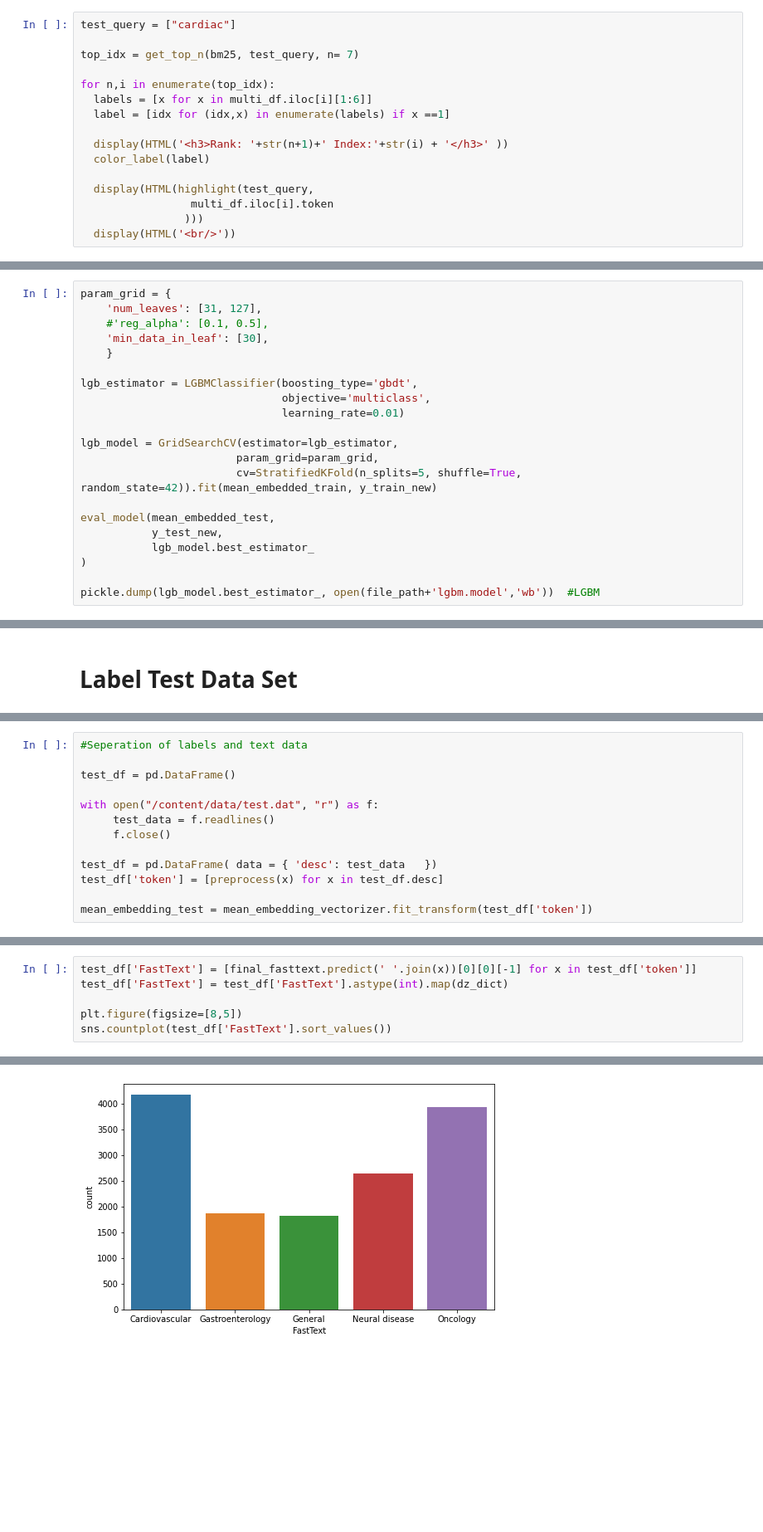
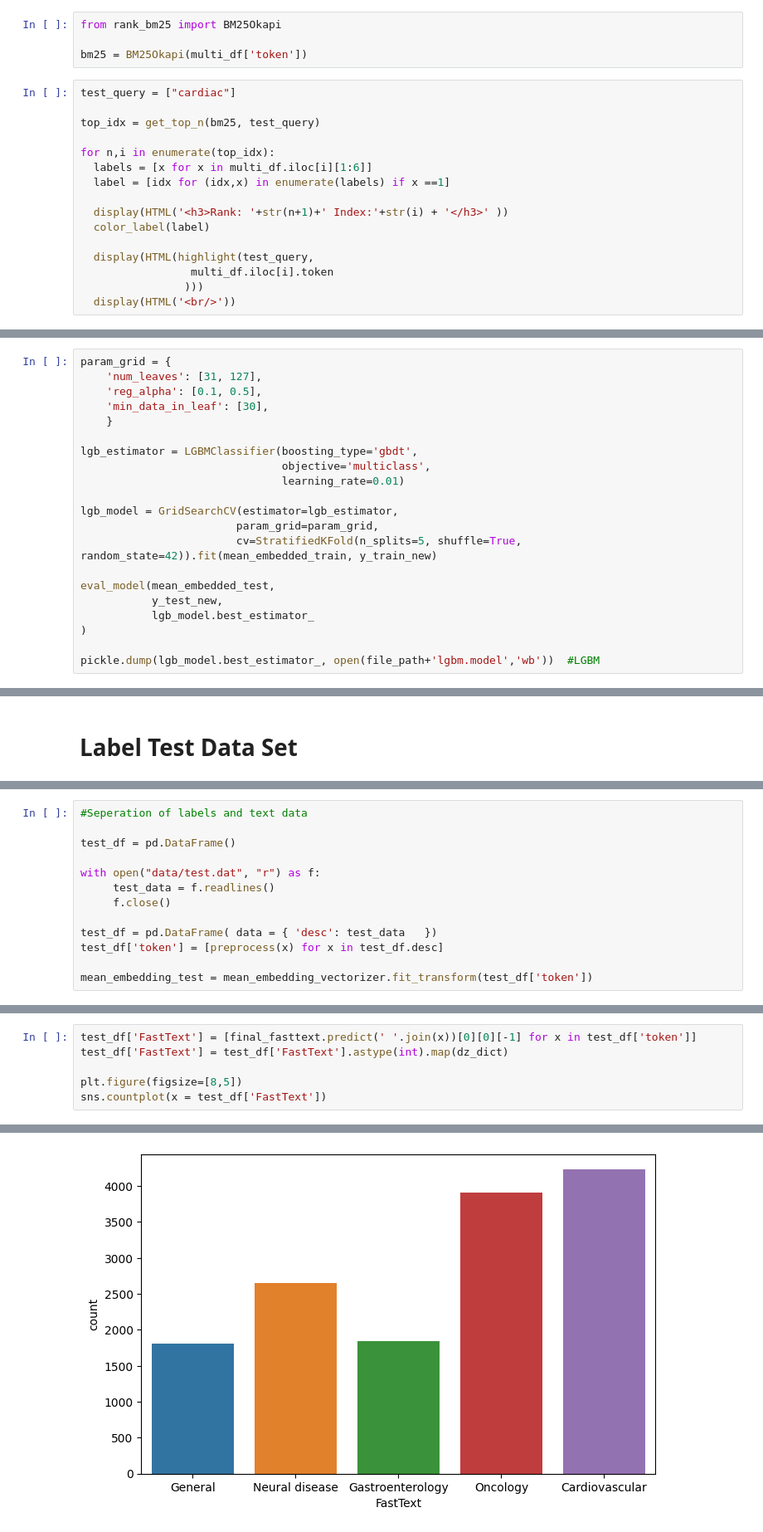
Before and after one commit to aquaxi/MSQM-HA-Final-Project, a Jupyter notebook: MSQM_HA_ADA_Final_Project_2022v2.ipynb, the cells around one changed output, grey strips where cells are left out. Shown at 83% size. Cells and saved outputs as stored; diff of their text form; blank space fills up the shorter version.

```diff
--- a/MSQM_HA_ADA_Final_Project_2022v2.ipynb
+++ b/MSQM_HA_ADA_Final_Project_2022v2.ipynb
@@ -454,7 +436,11 @@ bm25 = BM25(multi_df['token'])
+# %%
+from rank_bm25 import BM25Okapi
+
+bm25 = BM25Okapi(multi_df['token'])
 # %%
 test_query = ["cardiac"]
 
-top_idx = get_top_n(bm25, test_query, n= 7)
+top_idx = get_top_n(bm25, test_query)
 
 for n,i in enumerate(top_idx):
   labels = [x for x in multi_df.iloc[i][1:6]]
@@ -1343,7 +1314,7 @@ weighted avg       0.67      0.59      0.60      4332
 # %%
 param_grid = {
     'num_leaves': [31, 127],
-    #'reg_alpha': [0.1, 0.5],
+    'reg_alpha': [0.1, 0.5],
     'min_data_in_leaf': [30],
     }
 
@@ -1509,7 +1470,7 @@ Retinal artery obstruction and atheromas associated with non-Hodgkin's large cel
 
 test_df = pd.DataFrame()
 
-with open("/content/data/test.dat", "r") as f:
+with open("data/test.dat", "r") as f:
      test_data = f.readlines()
      f.close()
 
@@ -1552,5 +1513,5 @@ test_df['FastText'] = [final_fasttext.predict(' '.join(x))[0][0][-1] for x in te
 test_df['FastText'] = test_df['FastText'].astype(int).map(dz_dict)
 
 plt.figure(figsize=[8,5])
-sns.countplot(test_df['FastText'].sort_values())
+sns.countplot(x = test_df['FastText'])
 # %% [output]
@@ -1558,4 +1519,4 @@ sns.countplot(test_df['FastText'].sort_values())
-[figure, old version]
+[figure, new version]
 # %%
 test_df.head(10)
 # %% [output]
```
Also changed, not shown: parts of 52 cells of this notebook, 3 other files.
